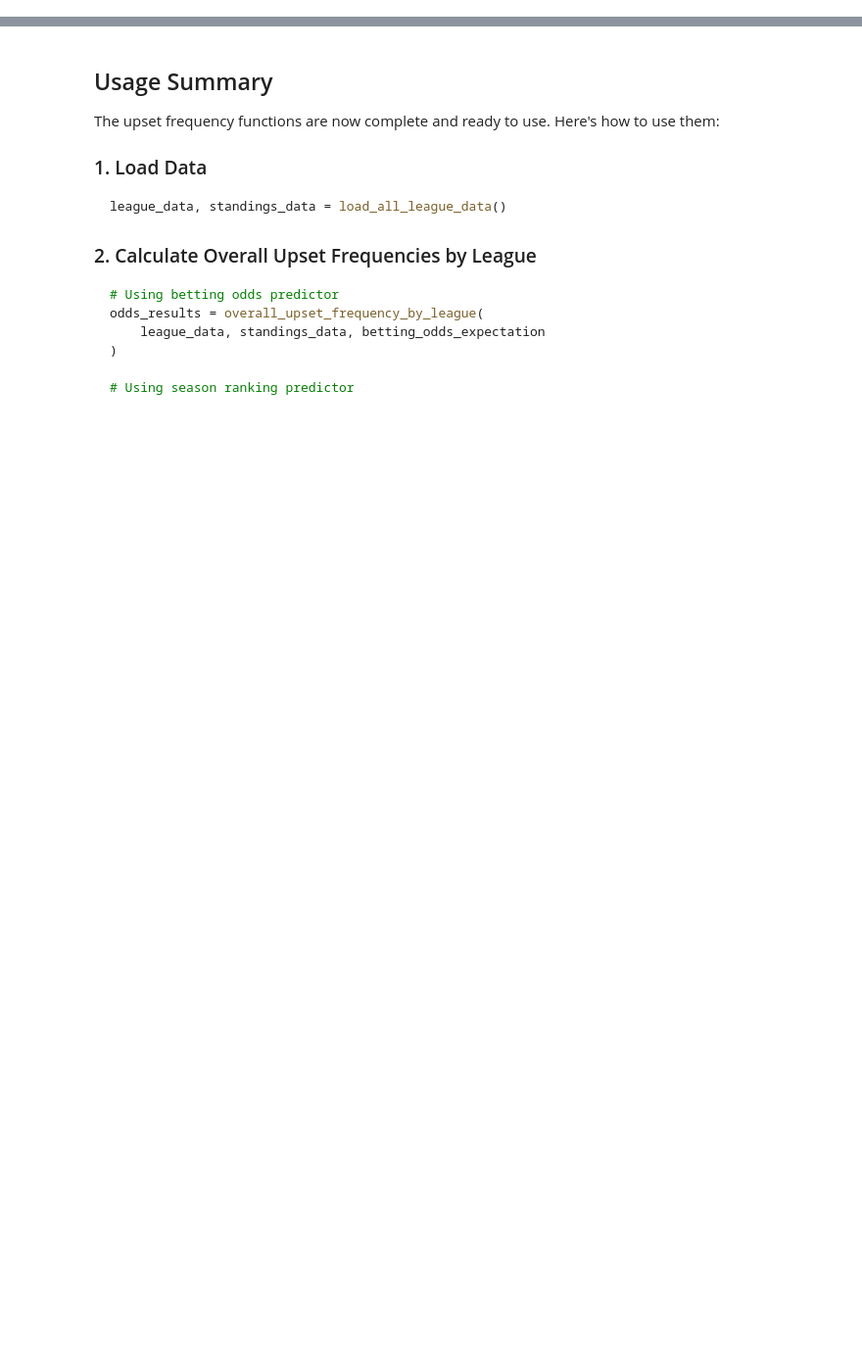
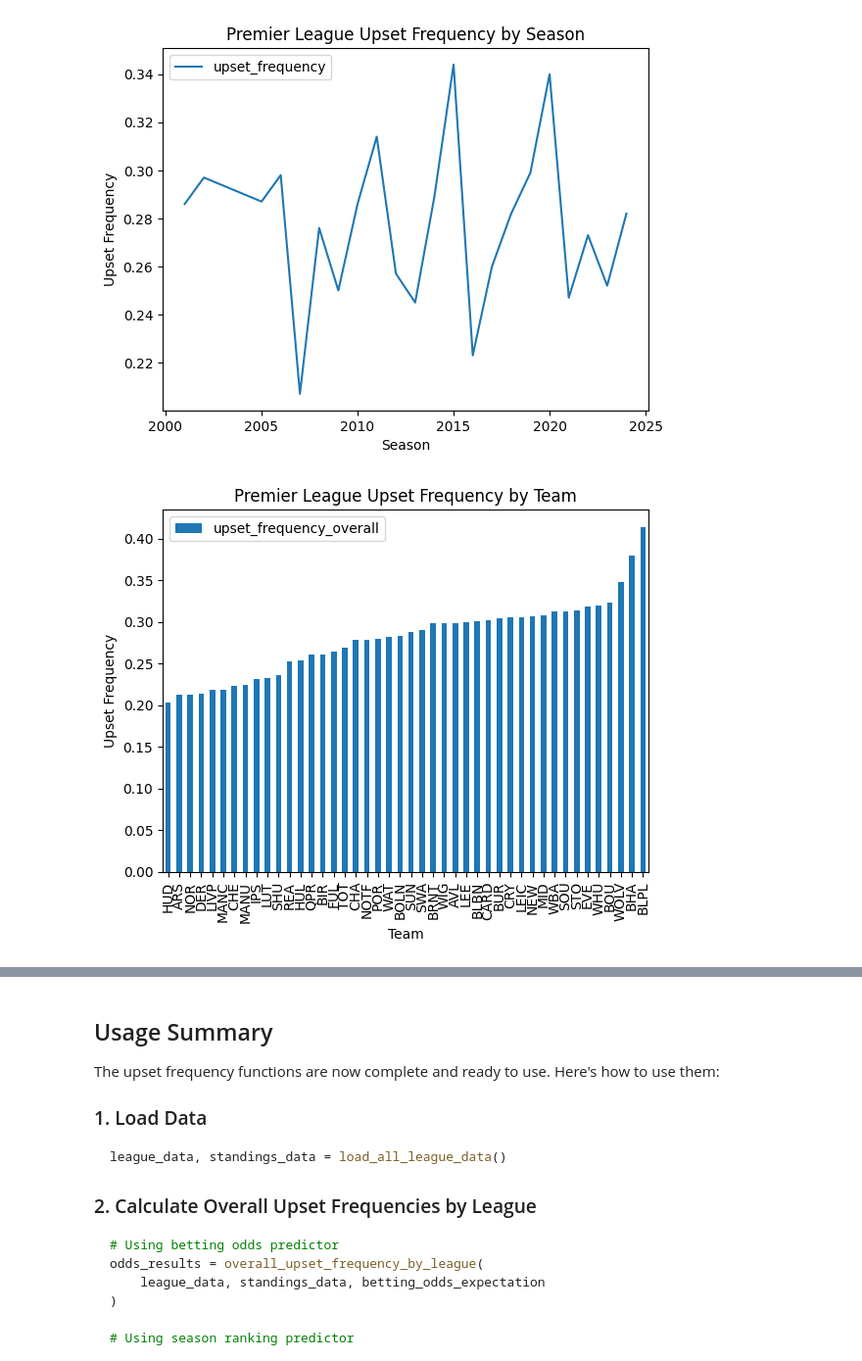
Before and after one commit to mikeyautorino2/skillvsluck, a Jupyter notebook: data/european_soccer/code/upset_frequency.ipynb, the cells around one changed output, grey strips where cells are left out. Shown: that part at 98% size. Drawn from its saved outputs; the diff is of its cells as text; code cells hidden in the pictures; blank space fills up the shorter version.

Commit message:
added plots and ran upset frequency analysis code

```diff
--- a/data/european_soccer/code/upset_frequency.ipynb
+++ b/data/european_soccer/code/upset_frequency.ipynb
@@ -76,7 +76,7 @@ base_dir = Path().resolve()
 print("Working dir:", base_dir)
 
 standings_path = (base_dir / "../csv/auxiliary/premier_league_standings_all_seasons.csv").resolve()
-matches_path = (base_dir / "../csv/processed/premier_league.csv").resolve()
+matches_path = (base_dir / "../csv/processed/premier_league1_std.csv").resolve()
 standings = pd.read_csv(standings_path)
 match = pd.read_csv(matches_path).iloc[1]
 
@@ -297,19 +302,19 @@ def load_all_league_data():
     # Define league configurations
     leagues = {
         'Premier League': {
-            'matches_file': 'premier_league.csv',
+            'matches_file': 'premier_league1_std.csv',
             'standings_file': 'premier_league_standings_all_seasons.csv'
         },
         'Serie A': {
-            'matches_file': 'serie_a.csv',
+            'matches_file': 'serie_a_std.csv',
             'standings_file': 'serie_a_standings_all_seasons.csv'
         },
         'Bundesliga': {
-            'matches_file': 'bundesliga.csv',
+            'matches_file': 'bundesliga_std.csv',
             'standings_file': 'bundesliga_standings_all_seasons.csv'
         },
         'La Liga': {
-            'matches_file': 'la_liga.csv',
+            'matches_file': 'la_liga_std.csv',
             'standings_file': 'la_liga_standings_all_seasons.csv'
         }
     }
@@ -317,7 +322,7 @@ def load_all_league_data():
     league_data = {}
     standings_data = {}
 
-    print("Loading league data...")\n
+    print("Loading league data...")
     for league_name, config in leagues.items():
         # Load match data
         matches_path = base_dir / "../csv/processed" / config['matches_file']
@@ -403,0 +446,30 @@ print("=" * 60)
+# %%
+for league in league_data:
+    # Test seasonal analysis for Premier League only
+    pl_data = {league: league_data[league]}
+    pl_standings = {league: standings_data[league]}
+
+    seasonal_results = seasonal_upset_frequency(
+        pl_data, pl_standings, betting_odds_expectation
+    )
+
+    # Test team analysis for Premier League
+    team_results = team_upset_frequency(
+        pl_data, pl_standings, betting_odds_expectation
+    )
+    # seasonal_results.round(3).to_csv(f"{league}_seasonal_upset_frequency.csv".lower())
+    # team_results.round(3).to_csv(f"{league}_team_upset_frequency.csv".lower())
+    ax = seasonal_results.round(3).plot(x='season', y='upset_frequency', kind='line', title=f"{league} Upset Frequency by Season", xlabel= "Season", ylabel= "Upset Frequency")
+    fig = ax.get_figure()
+    fig.savefig(f"line_{league}_seasonal_upset_freq.png".lower())
+
+    ax2 = team_results.round(3).sort_values(by = "upset_frequency_overall", ascending=True).plot(x='team', y='upset_frequency_overall', kind='bar', title=f"{league} Upset Frequency by Team", xlabel= "Team", ylabel= "Upset Frequency")
+    fig2 = ax2.get_figure()
+    fig2.savefig(f"bar_{league}_team_upset_freq.png".lower())
+
+    ax3 = seasonal_results.round(3).plot(x='season', y='upset_frequency', kind='box', title=f"{league} Upset Frequency Over Seasons", xlabel= f"{league}", ylabel= "Upset Frequency")
+    fig3 = ax3.get_figure()
+    fig3.savefig(f"boxwhisker_{league}_upset_freq.png")
+# %% [output]
+[figure, added]
+[figure, added]
```
Also changed, not shown: parts of 5 cells of this notebook, 20 other files.
